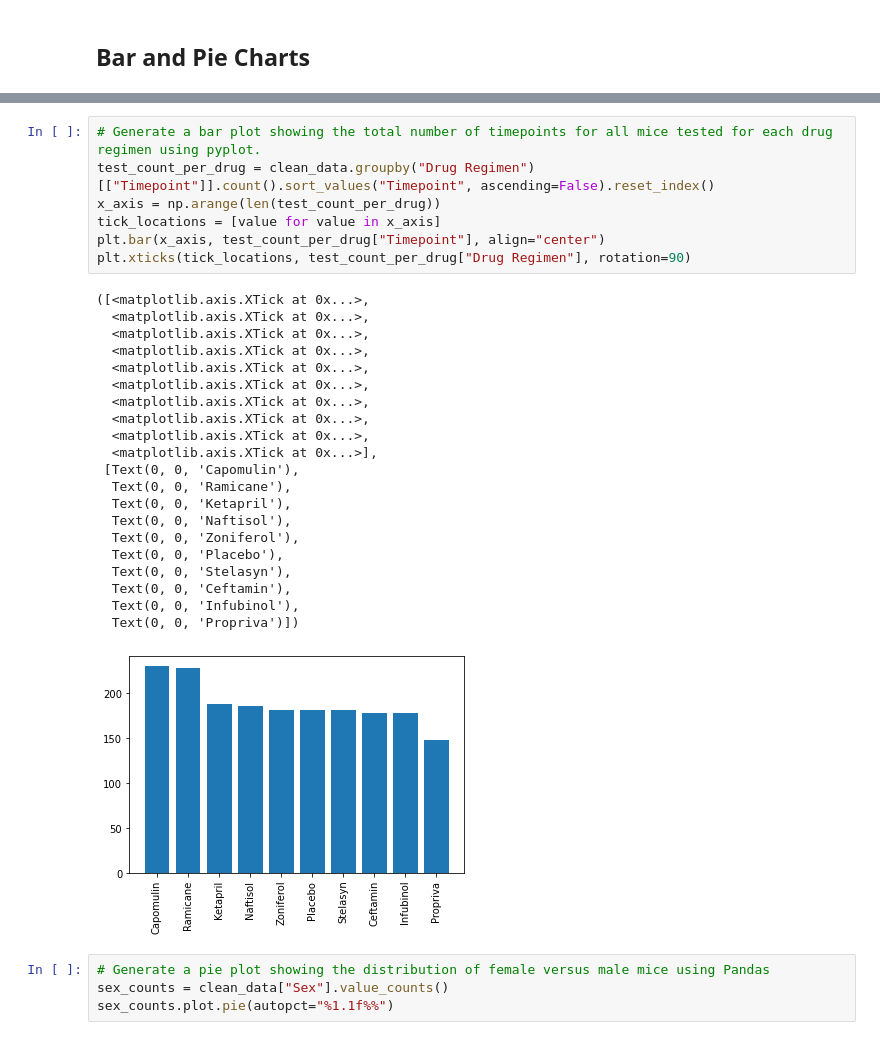
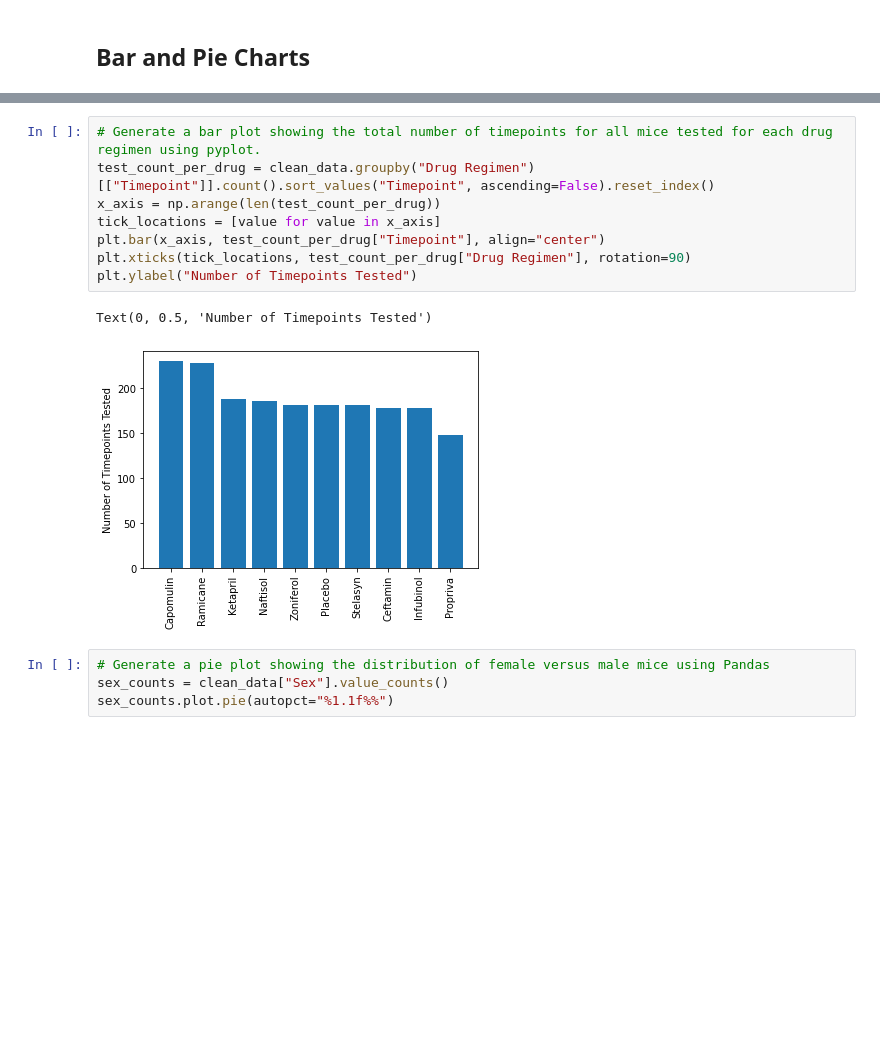
Before and after one commit to kachee42/data-visualization-challenge, a Jupyter notebook: pymaceuticals.ipynb, the cells around one changed output, grey strips where cells are left out. Saved outputs shown, nothing was run; the diff lists cells and outputs as text; blank space fills up the shorter version.

```diff
--- a/pymaceuticals.ipynb
+++ b/pymaceuticals.ipynb
@@ -174,32 +174,14 @@ Text(0, 0.5, 'Number of Mice Tested')
 # %%
 # Generate a bar plot showing the total number of timepoints for all mice tested for each drug regimen using pyplot.
 test_count_per_drug = clean_data.groupby("Drug Regimen")[["Timepoint"]].count().sort_values("Timepoint", ascending=False).reset_index()
 x_axis = np.arange(len(test_count_per_drug))
 tick_locations = [value for value in x_axis]
 plt.bar(x_axis, test_count_per_drug["Timepoint"], align="center")
 plt.xticks(tick_locations, test_count_per_drug["Drug Regimen"], rotation=90)
+plt.ylabel("Number of Timepoints Tested")
 # %% [output]
-([<matplotlib.axis.XTick at 0x...>,
-  <matplotlib.axis.XTick at 0x...>,
-  <matplotlib.axis.XTick at 0x...>,
-  <matplotlib.axis.XTick at 0x...>,
-  <matplotlib.axis.XTick at 0x...>,
-  <matplotlib.axis.XTick at 0x...>,
-  <matplotlib.axis.XTick at 0x...>,
-  <matplotlib.axis.XTick at 0x...>,
-  <matplotlib.axis.XTick at 0x...>,
-  <matplotlib.axis.XTick at 0x...>],
- [Text(0, 0, 'Capomulin'),
-  Text(0, 0, 'Ramicane'),
-  Text(0, 0, 'Ketapril'),
-  Text(0, 0, 'Naftisol'),
-  Text(0, 0, 'Zoniferol'),
-  Text(0, 0, 'Placebo'),
-  Text(0, 0, 'Stelasyn'),
-  Text(0, 0, 'Ceftamin'),
-  Text(0, 0, 'Infubinol'),
-  Text(0, 0, 'Propriva')])
+Text(0, 0.5, 'Number of Timepoints Tested')
-[figure, old version]
+[figure, new version]
 # %%
 # Generate a pie plot showing the distribution of female versus male mice using Pandas
 sex_counts = clean_data["Sex"].value_counts()
```
Also changed, not shown: parts of 2 cells of this notebook.
